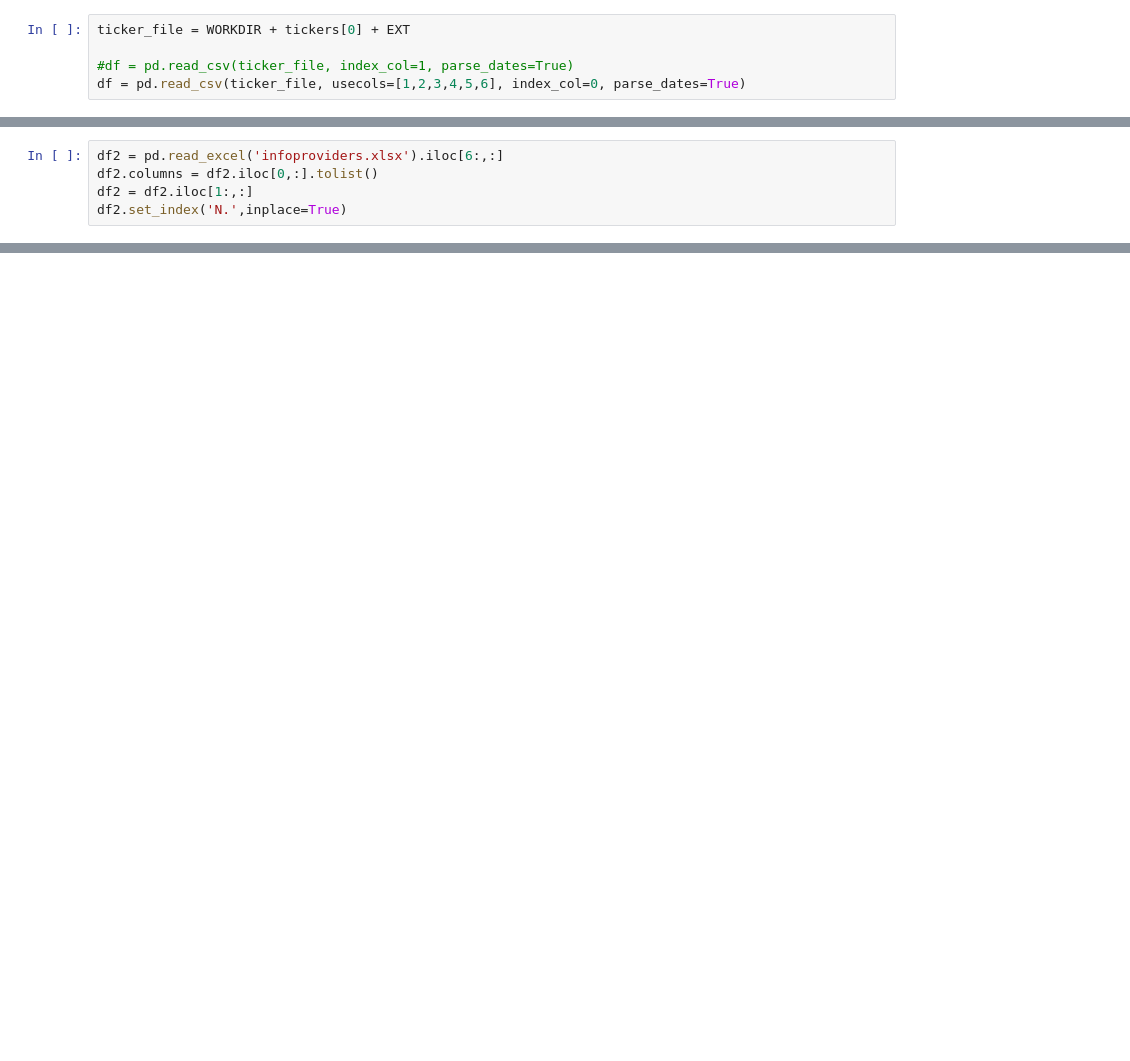
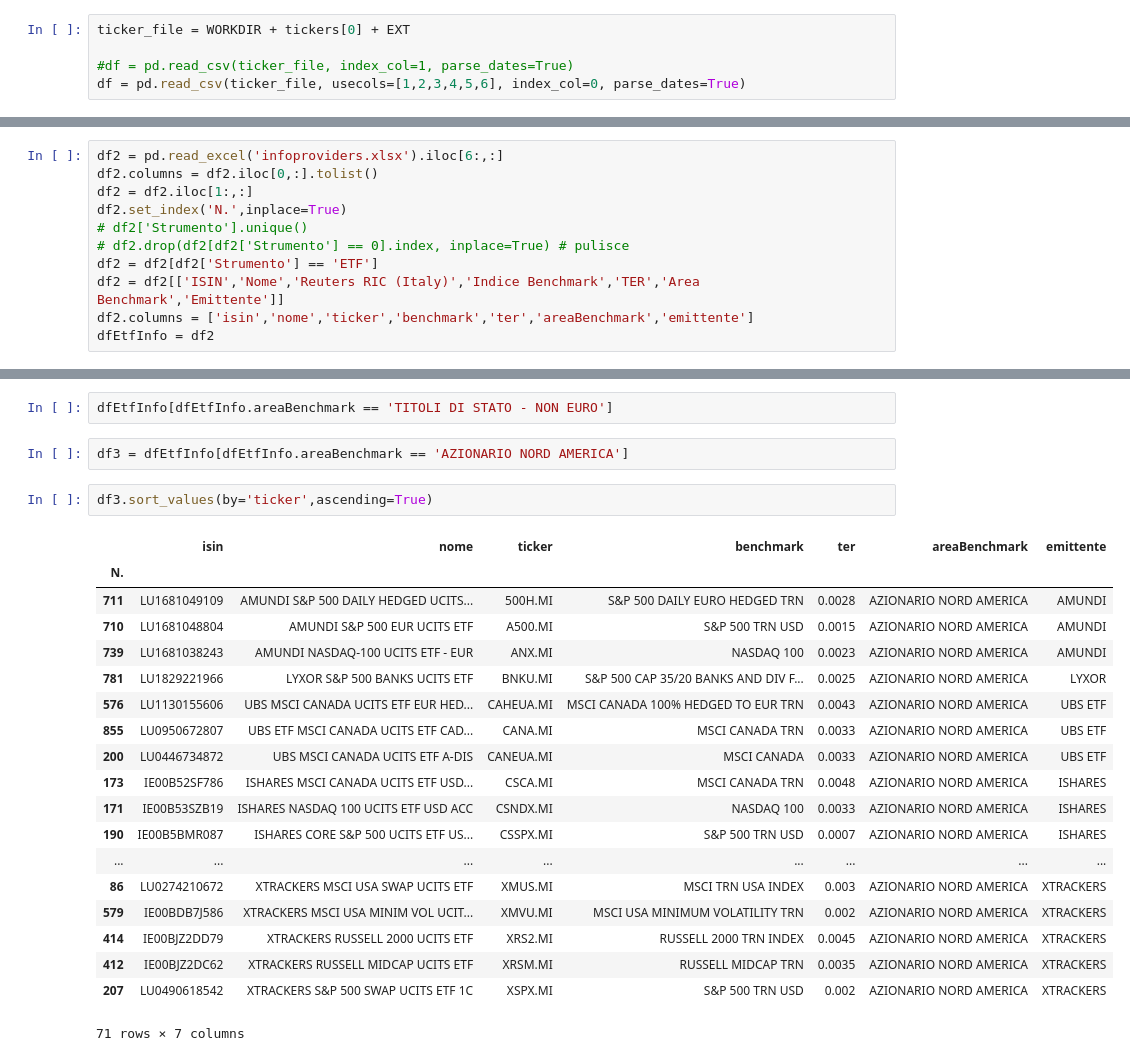
Before and after one commit to zniffur/mytrading, a Jupyter notebook: Clean data.ipynb, the cells around one changed output, grey strips where cells are left out. Saved outputs shown, nothing was run; the diff lists cells and outputs as text; blank space fills up the shorter version.

```diff
--- a/Clean data.ipynb
+++ b/Clean data.ipynb
@@ -30,4 +60,10 @@ df2 = pd.read_excel('infoproviders.xlsx').iloc[6:,:]
 df2.columns = df2.iloc[0,:].tolist()
 df2 = df2.iloc[1:,:]
 df2.set_index('N.',inplace=True)
+# df2['Strumento'].unique()
+# df2.drop(df2[df2['Strumento'] == 0].index, inplace=True) # pulisce
+df2 = df2[df2['Strumento'] == 'ETF']
+df2 = df2[['ISIN','Nome','Reuters RIC (Italy)','Indice Benchmark','TER','Area Benchmark','Emittente']]
+df2.columns = ['isin','nome','ticker','benchmark','ter','areaBenchmark','emittente']
+dfEtfInfo = df2
 # %%
@@ -51,0 +109,26 @@ memory usage: 90.8+ KB
+# %%
+dfEtfInfo[dfEtfInfo.areaBenchmark == 'TITOLI DI STATO - NON EURO']
+# %%
+df3 = dfEtfInfo[dfEtfInfo.areaBenchmark == 'AZIONARIO NORD AMERICA']
+# %%
+df3.sort_values(by='ticker',ascending=True)
+# %% [output]
+|  | isin | nome | ticker | benchmark | ter | areaBenchmark | emittente |
+| N. |  |  |  |  |  |  |  |
+| 711 | LU1681049109 | AMUNDI S&P 500 DAILY HEDGED UCITS... | 500H.MI | S&P 500 DAILY EURO HEDGED TRN | 0.0028 | AZIONARIO NORD AMERICA | AMUNDI |
+| 710 | LU1681048804 | AMUNDI S&P 500 EUR UCITS ETF | A500.MI | S&P 500 TRN USD | 0.0015 | AZIONARIO NORD AMERICA | AMUNDI |
+| 739 | LU1681038243 | AMUNDI NASDAQ-100 UCITS ETF - EUR | ANX.MI | NASDAQ 100 | 0.0023 | AZIONARIO NORD AMERICA | AMUNDI |
+| 781 | LU1829221966 | LYXOR S&P 500 BANKS UCITS ETF | BNKU.MI | S&P 500 CAP 35/20 BANKS AND DIV F... | 0.0025 | AZIONARIO NORD AMERICA | LYXOR |
+| 576 | LU1130155606 | UBS MSCI CANADA UCITS ETF EUR HED... | CAHEUA.MI | MSCI CANADA 100% HEDGED TO EUR TRN | 0.0043 | AZIONARIO NORD AMERICA | UBS ETF |
+| 855 | LU0950672807 | UBS ETF MSCI CANADA UCITS ETF CAD... | CANA.MI | MSCI CANADA TRN | 0.0033 | AZIONARIO NORD AMERICA | UBS ETF |
+| 200 | LU0446734872 | UBS MSCI CANADA UCITS ETF A-DIS | CANEUA.MI | MSCI CANADA | 0.0033 | AZIONARIO NORD AMERICA | UBS ETF |
+| 173 | IE00B52SF786 | ISHARES MSCI CANADA UCITS ETF USD... | CSCA.MI | MSCI CANADA TRN | 0.0048 | AZIONARIO NORD AMERICA | ISHARES |
+| 171 | IE00B53SZB19 | ISHARES NASDAQ 100 UCITS ETF USD ACC | CSNDX.MI | NASDAQ 100 | 0.0033 | AZIONARIO NORD AMERICA | ISHARES |
+| 190 | IE00B5BMR087 | ISHARES CORE S&P 500 UCITS ETF US... | CSSPX.MI | S&P 500 TRN USD | 0.0007 | AZIONARIO NORD AMERICA | ISHARES |
+| ... | ... | ... | ... | ... | ... | ... | ... |
+| 86 | LU0274210672 | XTRACKERS MSCI USA SWAP UCITS ETF | XMUS.MI | MSCI TRN USA INDEX | 0.003 | AZIONARIO NORD AMERICA | XTRACKERS |
+| 579 | IE00BDB7J586 | XTRACKERS MSCI USA MINIM VOL UCIT... | XMVU.MI | MSCI USA MINIMUM VOLATILITY TRN | 0.002 | AZIONARIO NORD AMERICA | XTRACKERS |
+| 414 | IE00BJZ2DD79 | XTRACKERS RUSSELL 2000 UCITS ETF | XRS2.MI | RUSSELL 2000 TRN INDEX | 0.0045 | AZIONARIO NORD AMERICA | XTRACKERS |
+| 412 | IE00BJZ2DC62 | XTRACKERS RUSSELL MIDCAP UCITS ETF | XRSM.MI | RUSSELL MIDCAP TRN | 0.0035 | AZIONARIO NORD AMERICA | XTRACKERS |
+| 207 | LU0490618542 | XTRACKERS S&P 500 SWAP UCITS ETF 1C | XSPX.MI | S&P 500 TRN USD | 0.002 | AZIONARIO NORD AMERICA | XTRACKERS |
+71 rows × 7 columns
```
Also changed, not shown: parts of 14 cells of this notebook.
